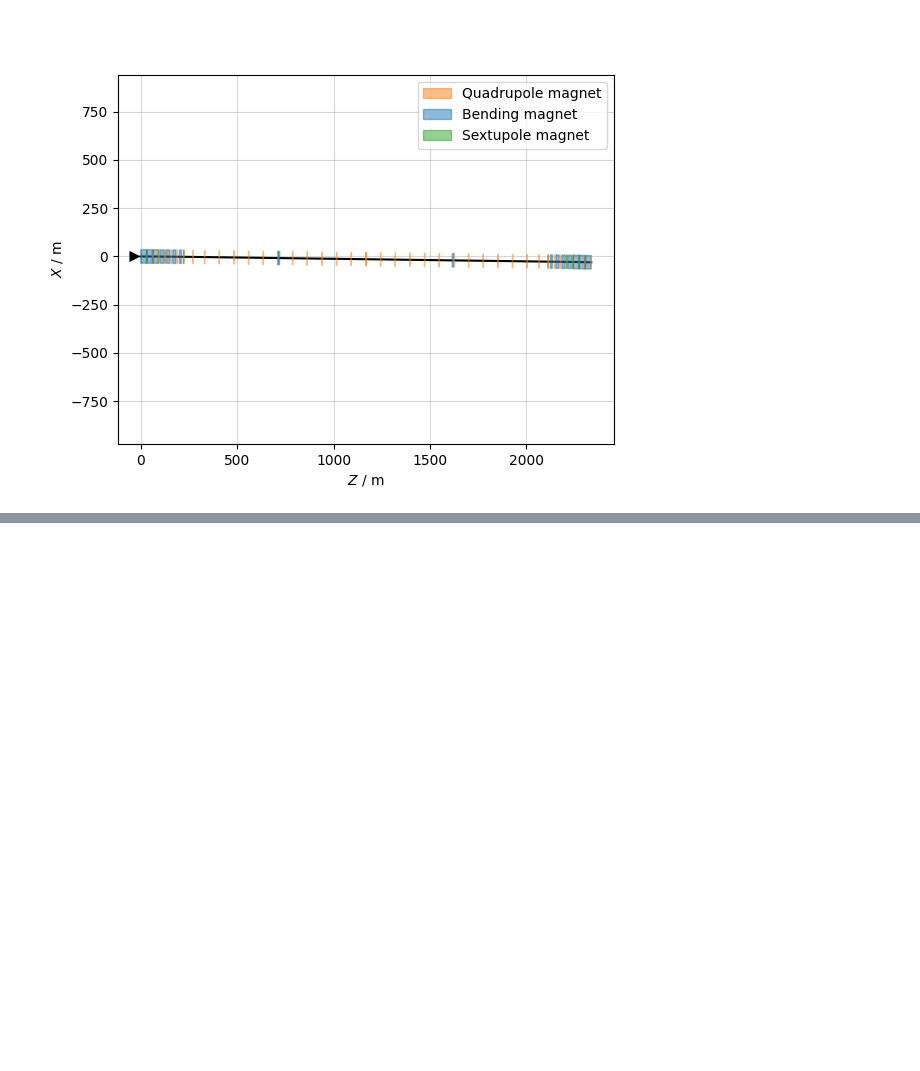
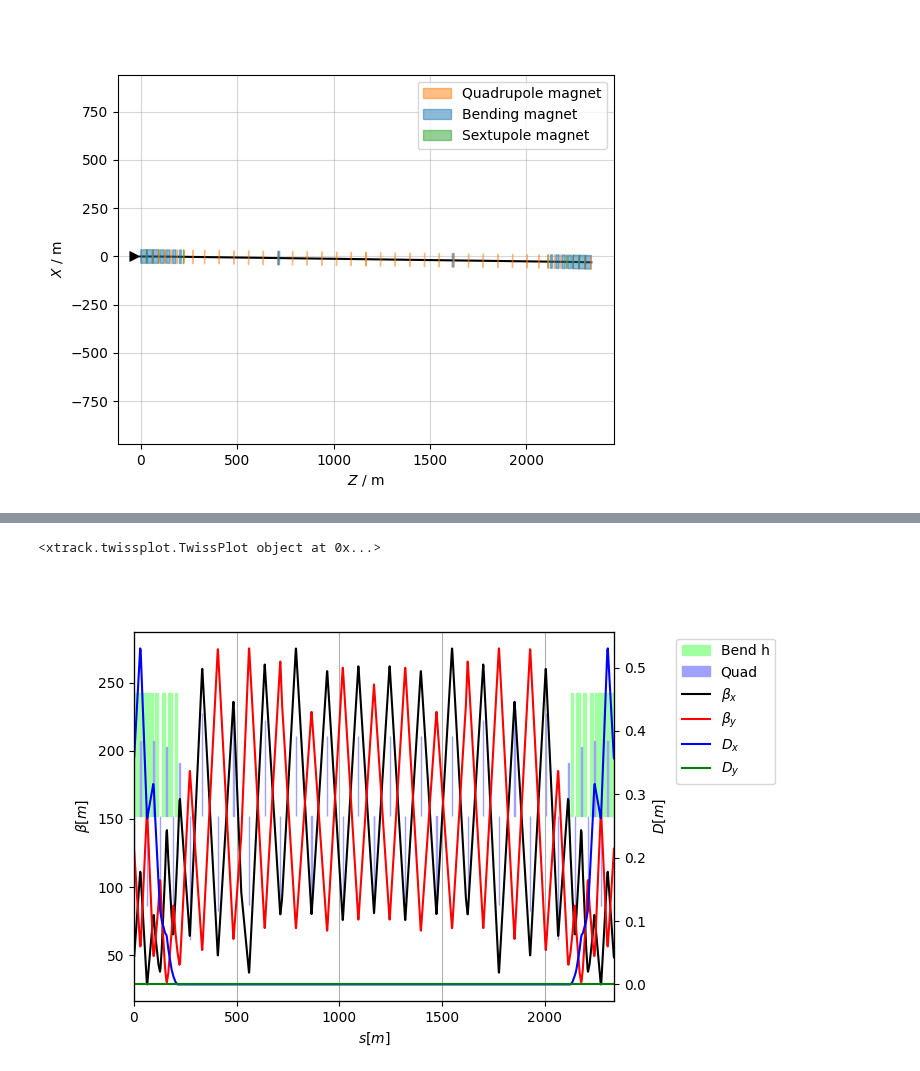
Before and after one commit to giadarol/fcc_92, a Jupyter notebook: 003_tutorial/notebook_06_match_service_straight.ipynb, the cells around one changed output, grey strips where cells are left out. Cells and saved outputs as stored; diff of their text form; code cells hidden in the pictures; blank space fills up the shorter version.

```diff
--- a/003_tutorial/notebook_06_match_service_straight.ipynb
+++ b/003_tutorial/notebook_06_match_service_straight.ipynb
@@ -102,2 +103,2 @@ Matching: model call n. 4825 penalty = 57.85
 # %%
-opt.run_simplex(20000)
+opt.target_status()
@@ -103,0 +123,5 @@ opt.run_simplex(20000)
+# %%
+opt.plot()
+# %% [output]
+<xtrack.twissplot.TwissPlot object at 0x...>
+[figure, added]
```
Also changed, not shown: parts of 6 cells of this notebook, 2 other files.
